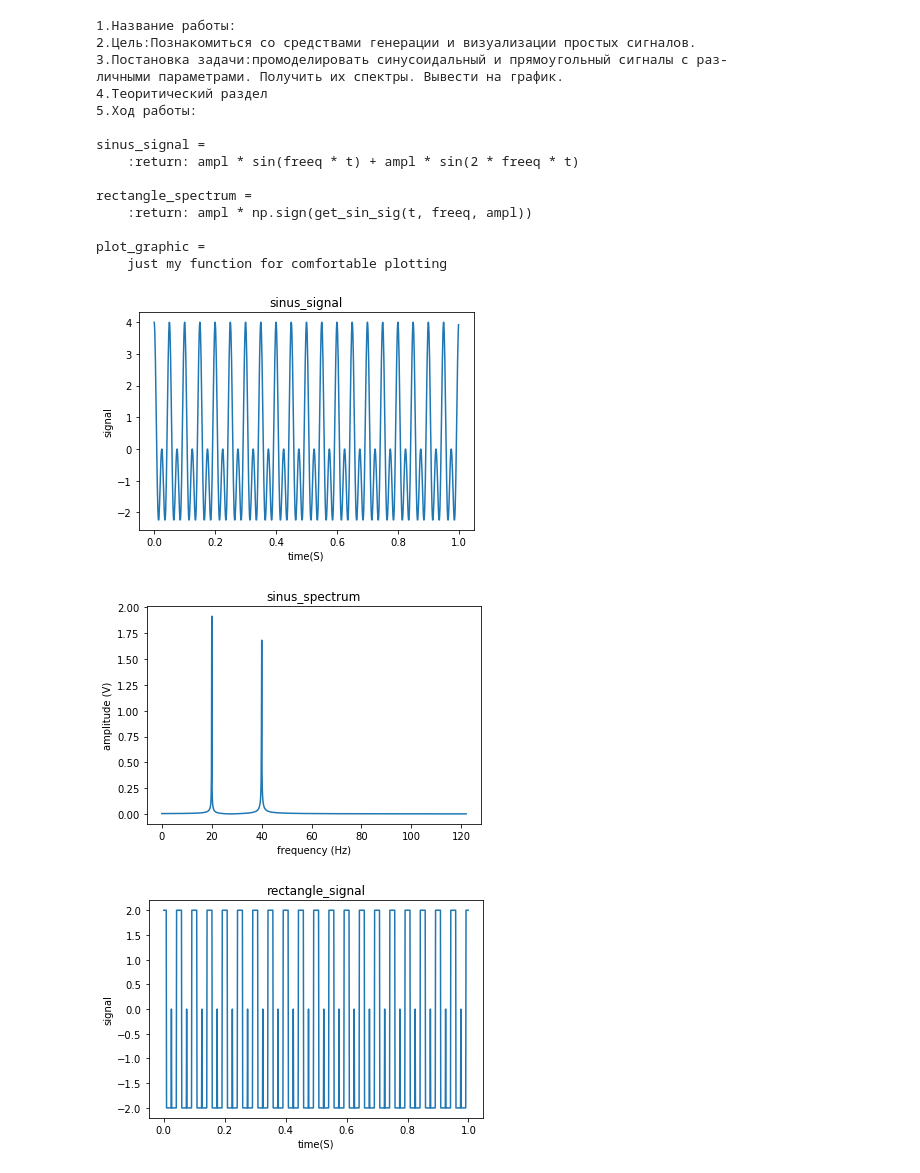
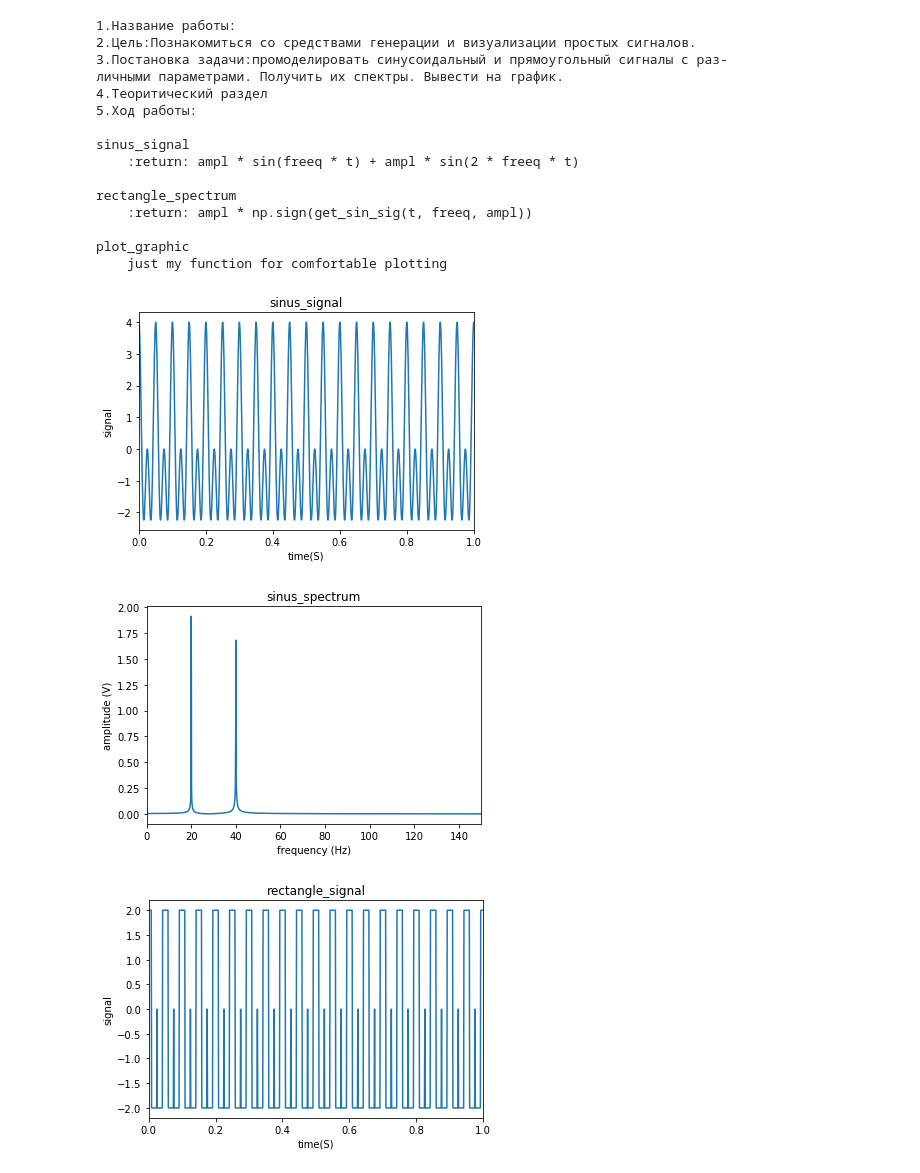
Before and after one commit to DanilaEremenko/University, a Jupyter notebook: Telecom/Lab_1/Lab_1_report.ipynb, the cells around one changed output. Cells and saved outputs as stored; diff of their text form; code cells hidden in the pictures.

```diff
--- a/Telecom/Lab_1/Lab_1_report.ipynb
+++ b/Telecom/Lab_1/Lab_1_report.ipynb
@@ -14,57 +14,69 @@ from Lab_1 import get_sin_sig,get_rect_sig, plot_graphic
 
 
 
+
+print("sinus_signal %s" % get_sin_sig.__doc__)
+print("rectangle_spectrum %s"%get_rect_sig.__doc__)
+print("plot_graphic %s"%plot_graphic.__doc__)
+
+
+
 #Parameters of signals
-freeq = 20
-ampl = 2
+sig_freq = 20  # frequency of original signal
+ampl = 2  # amplitude of original signal
 fs = 1000  # sampling rate
 ts = 1.0 / fs  # sampling interval
 n = 1 << 13  # number of fft points, pick power of 2
-t = np.arange(0, n * ts, ts)  # time vector
-pts_num = 100
-signals = [get_sin_sig(t, freeq, ampl), get_rect_sig(t, freeq, ampl)]
+
+t = np.arange(0, n * ts, step=ts)  # time vector
+signals = [get_sin_sig(t, sig_freq, ampl), get_rect_sig(t, sig_freq, ampl)]
+
 
 #Parameters for graphics
-functions = ['sinus_', 'rectangle_']
+functions_names = ['sinus_', 'rectangle_']
 show = True
 save = not show
 
-print("sinus_signal = %s" % get_sin_sig.__doc__)
-print("rectangle_spectrum = %s"%get_rect_sig.__doc__)
-print("plot_graphic = %s"%plot_graphic.__doc__)
-#
-for sig, title in zip(signals, functions):
-    sig_fft = np.fft.fft(sig) / n * 2  # discrete Fourier Transform
+for sig, title in zip(signals, functions_names):
     fft_freq = np.fft.fftfreq(n, ts)  # discrete Fourier Transform frequencies
+    sig_fft = np.fft.fft(sig) / n * 2  # discrete Fourier Transform ( / n * 2 - normalization)
 
-    plot_graphic(x=t[:fs], y=sig[:fs], title=title + 'signal', x_label='time(S)',
-                 y_label='signal',
+    # [:(n - 1) / 2], because second half it's mirror image of first half
+    plot_graphic(x=t[:(n - 1) / 2], y=sig[:(n - 1) / 2], title=title + 'signal',
+                 x_label='time(S)', y_label='signal',
+                 xlim=[0, 1],
                  show=show, save=save)
-    plot_graphic(x=fft_freq[:fs], y=abs(sig_fft)[:fs], title=title + 'spectrum', x_label='frequency (Hz)',
-                 y_label='amplitude (V)',
+    plot_graphic(x=fft_freq[:(n - 1) / 2], y=abs(sig_fft)[:(n - 1) / 2], title=title + 'spectrum',
+                 x_label='frequency (Hz)', y_label='amplitude (V)',
+                 xlim=[0, 150],
                  show=show, save=save)
+
+
+
+
+
 
 print("6.Выводы\n\
 \t-график sinus_spectrum демонстрирует, что исходный гармонический сигнал является суммой\n\
 \t\t2-ух гармонических сигналов с частотами 20 и 40 Hz.\n\
 \t-график rectangle_signal демонстрирует, что исходный прямоугольный сигнал является суммой\n\
 \t\tбольшого количества гармонических сигналов с разными частотами.")
 # %% [output]
 1.Название работы:
 2.Цель:Познакомиться со средствами генерации и визуализации простых сигналов.
 3.Постановка задачи:промоделировать синусоидальный и прямоугольный сигналы с раз-
 личными параметрами. Получить их спектры. Вывести на график.
 4.Теоритический раздел
 5.Ход работы:
 
-sinus_signal =
+sinus_signal
     :return: ampl * sin(freeq * t) + ampl * sin(2 * freeq * t)
 
-rectangle_spectrum =
+rectangle_spectrum
     :return: ampl * np.sign(get_sin_sig(t, freeq, ampl))
 
-plot_graphic =
+plot_graphic
     just my function for comfortable plotting
-[figure, old version]
+[figure, new version]
-[figure, old version]
+[figure, new version]
-[figure, old version]
+[figure, new version]
```
Also changed, not shown: parts of 1 cell of this notebook.
